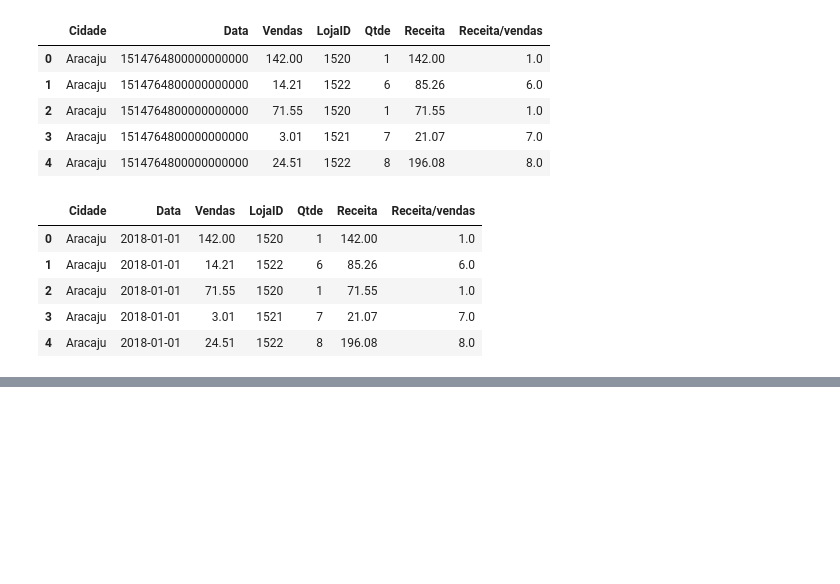
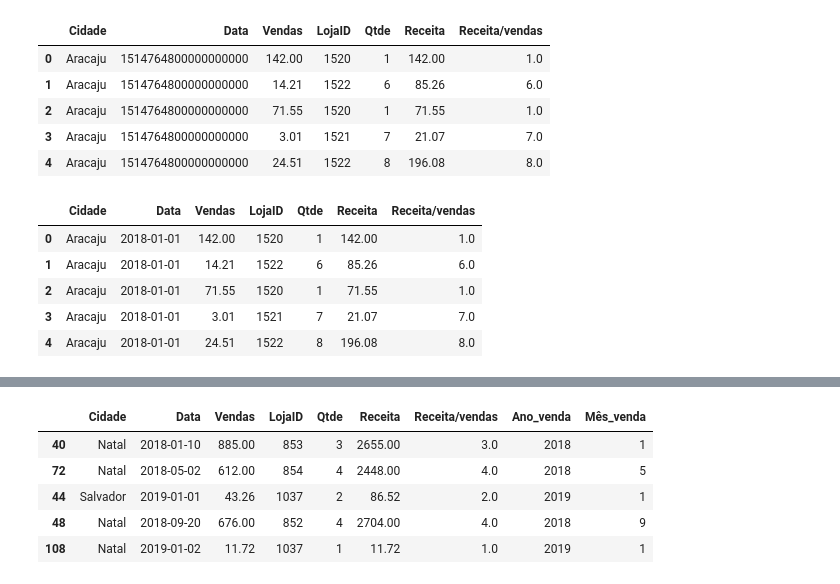
Before and after one commit to DamodaraBarbosa/projeto_analise_de_dados_DIO, a Jupyter notebook: Projeto_Python_e_Pandas_Aula_4_e_5_DIO.ipynb, the cells around one changed output, grey strips where cells are left out. Saved outputs shown, nothing was run; the diff lists cells and outputs as text; code cells hidden in the pictures; blank space fills up the shorter version.

```diff
--- a/Projeto_Python_e_Pandas_Aula_4_e_5_DIO.ipynb
+++ b/Projeto_Python_e_Pandas_Aula_4_e_5_DIO.ipynb
@@ -247,0 +269,12 @@ df.head()
+# %%
+# extrair mês e dia da venda
+
+df['Mês_venda'] = df['Data'].dt.month
+df.sample(5)
+# %% [output]
+|  | Cidade | Data | Vendas | LojaID | Qtde | Receita | Receita/vendas | Ano_venda | Mês_venda |
+| 40 | Natal | 2018-01-10 | 885.00 | 853 | 3 | 2655.00 | 3.0 | 2018 | 1 |
+| 72 | Natal | 2018-05-02 | 612.00 | 854 | 4 | 2448.00 | 4.0 | 2018 | 5 |
+| 44 | Salvador | 2019-01-01 | 43.26 | 1037 | 2 | 86.52 | 2.0 | 2019 | 1 |
+| 48 | Natal | 2018-09-20 | 676.00 | 852 | 4 | 2704.00 | 4.0 | 2018 | 9 |
+| 108 | Natal | 2019-01-02 | 11.72 | 1037 | 1 | 11.72 | 1.0 | 2019 | 1 |
```
Also changed, not shown: parts of 12 cells of this notebook.
